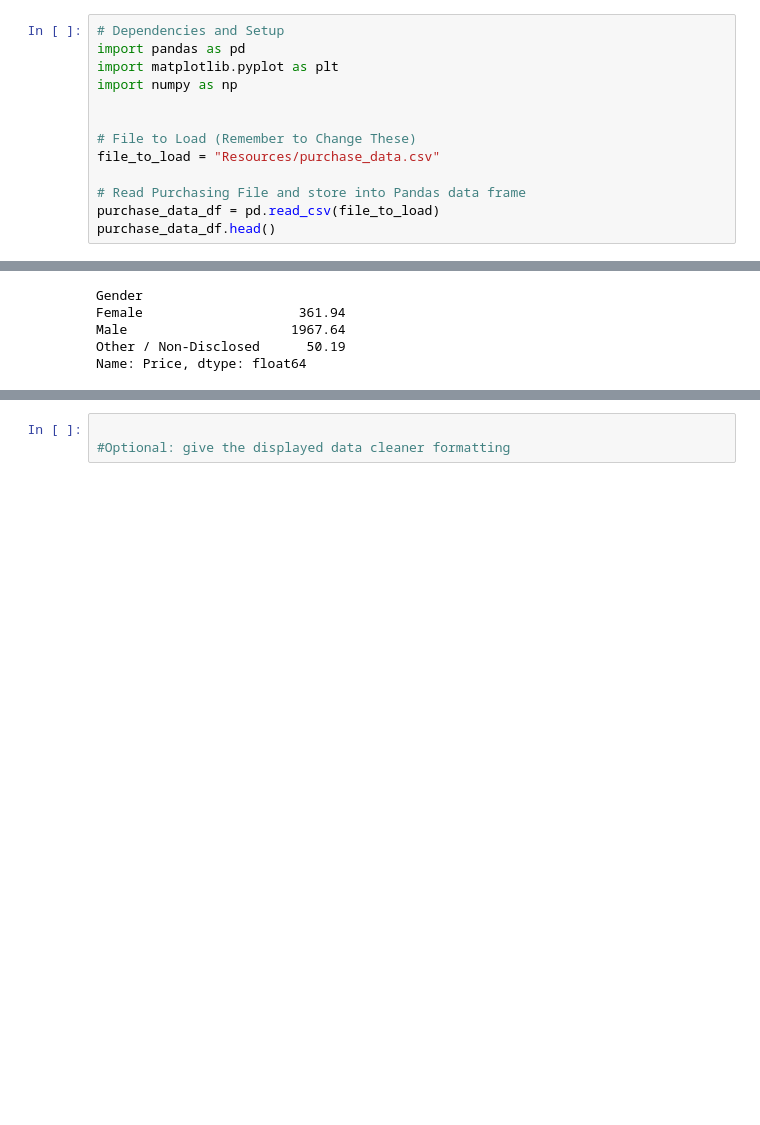
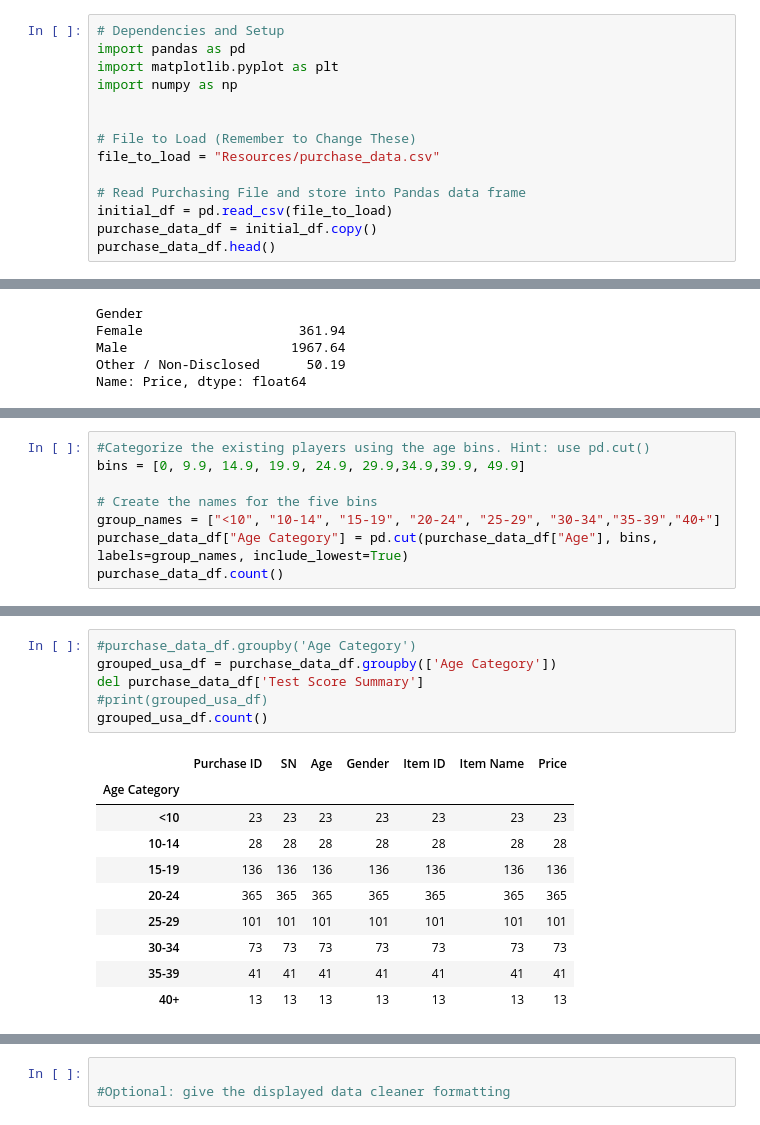
Before and after one commit to burnettaw/pandas-challenge, a Jupyter notebook: HeroesOfPymoli/Pymoli.ipynb, the cells around one changed output, grey strips where cells are left out. Cells and saved outputs as stored; diff of their text form; blank space fills up the shorter version.

```diff
--- a/HeroesOfPymoli/Pymoli.ipynb
+++ b/HeroesOfPymoli/Pymoli.ipynb
@@ -11,7 +11,8 @@ import numpy as np
 file_to_load = "Resources/purchase_data.csv"
 
 # Read Purchasing File and store into Pandas data frame
-purchase_data_df = pd.read_csv(file_to_load)
+initial_df = pd.read_csv(file_to_load)
+purchase_data_df = initial_df.copy()
 purchase_data_df.head()
 # %% [output]
 |  | Purchase ID | SN | Age | Gender | Item ID | Item Name | Price |
@@ -213,0 +191,8 @@ other_percent
+# %%
+#Categorize the existing players using the age bins. Hint: use pd.cut()
+bins = [0, 9.9, 14.9, 19.9, 24.9, 29.9,34.9,39.9, 49.9]
+
+# Create the names for the five bins
+group_names = ["<10", "10-14", "15-19", "20-24", "25-29", "30-34","35-39","40+"]
+purchase_data_df["Age Category"] = pd.cut(purchase_data_df["Age"], bins, labels=group_names, include_lowest=True)
+purchase_data_df.count()
@@ -213,0 +209,17 @@ other_percent
+# %%
+#purchase_data_df.groupby('Age Category')
+grouped_usa_df = purchase_data_df.groupby(['Age Category'])
+del purchase_data_df['Test Score Summary']
+#print(grouped_usa_df)
+grouped_usa_df.count()
+# %% [output]
+|  | Purchase ID | SN | Age | Gender | Item ID | Item Name | Price |
+| Age Category |  |  |  |  |  |  |  |
+| <10 | 23 | 23 | 23 | 23 | 23 | 23 | 23 |
+| 10-14 | 28 | 28 | 28 | 28 | 28 | 28 | 28 |
+| 15-19 | 136 | 136 | 136 | 136 | 136 | 136 | 136 |
+| 20-24 | 365 | 365 | 365 | 365 | 365 | 365 | 365 |
+| 25-29 | 101 | 101 | 101 | 101 | 101 | 101 | 101 |
+| 30-34 | 73 | 73 | 73 | 73 | 73 | 73 | 73 |
+| 35-39 | 41 | 41 | 41 | 41 | 41 | 41 | 41 |
+| 40+ | 13 | 13 | 13 | 13 | 13 | 13 | 13 |
```
Also changed, not shown: parts of 50 cells of this notebook.
